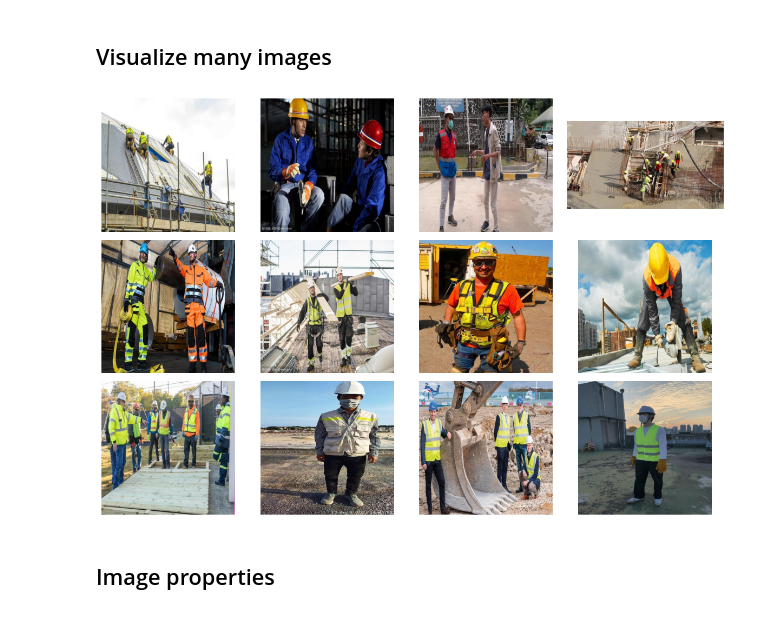
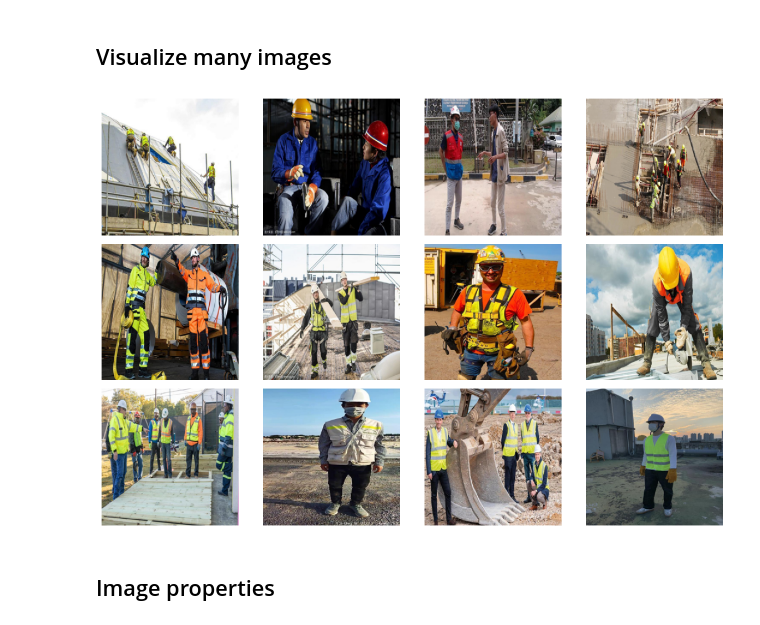
Before and after one commit to Beeditor04/CS406-PPE-detection, a Jupyter notebook: notebooks/final-eda.ipynb, the cells around one changed output. Cells and saved outputs as stored; diff of their text form; code cells hidden in the pictures.

```diff
--- a/notebooks/final-eda.ipynb
+++ b/notebooks/final-eda.ipynb
@@ -88,7 +88,7 @@ Shape:  (640, 640, 3)
 # %% [markdown]
 ## Visualize many images
 # %%
-def plot_random_images_from_folder(folder_path):
+def plot_random_images_from_folder(folder_path, image_size=(224, 224)):
     image_files = [f for f in os.listdir(folder_path) if f.endswith(('.jpg', '.png', '.jpeg', '.gif'))]
 
     num_cols = 4
@@ -97,22 +97,23 @@ def plot_random_images_from_folder(folder_path):
 
     for i, file_name in enumerate(image_files):
         img = Image.open(os.path.join(folder_path, file_name))
+        img_resized = img.resize(image_size)
 
         if num_rows == 1:
             ax = axes[i % num_cols]
         else:
             ax = axes[i // num_cols, i % num_cols]
 
-        ax.imshow(img)
+        ax.imshow(img_resized)
         ax.axis('off')
 
     plt.tight_layout()
     plt.show()
 # %%
 folder_path = '/kaggle/input/sample'
-plot_random_images_from_folder(folder_path)
+plot_random_images_from_folder(folder_path, image_size=(224, 224))
 # %% [output]
-[figure, old version]
+[figure, new version]
 # %% [markdown]
 ## Image properties
 # %%
```
Also changed, not shown: parts of 8 cells of this notebook.
